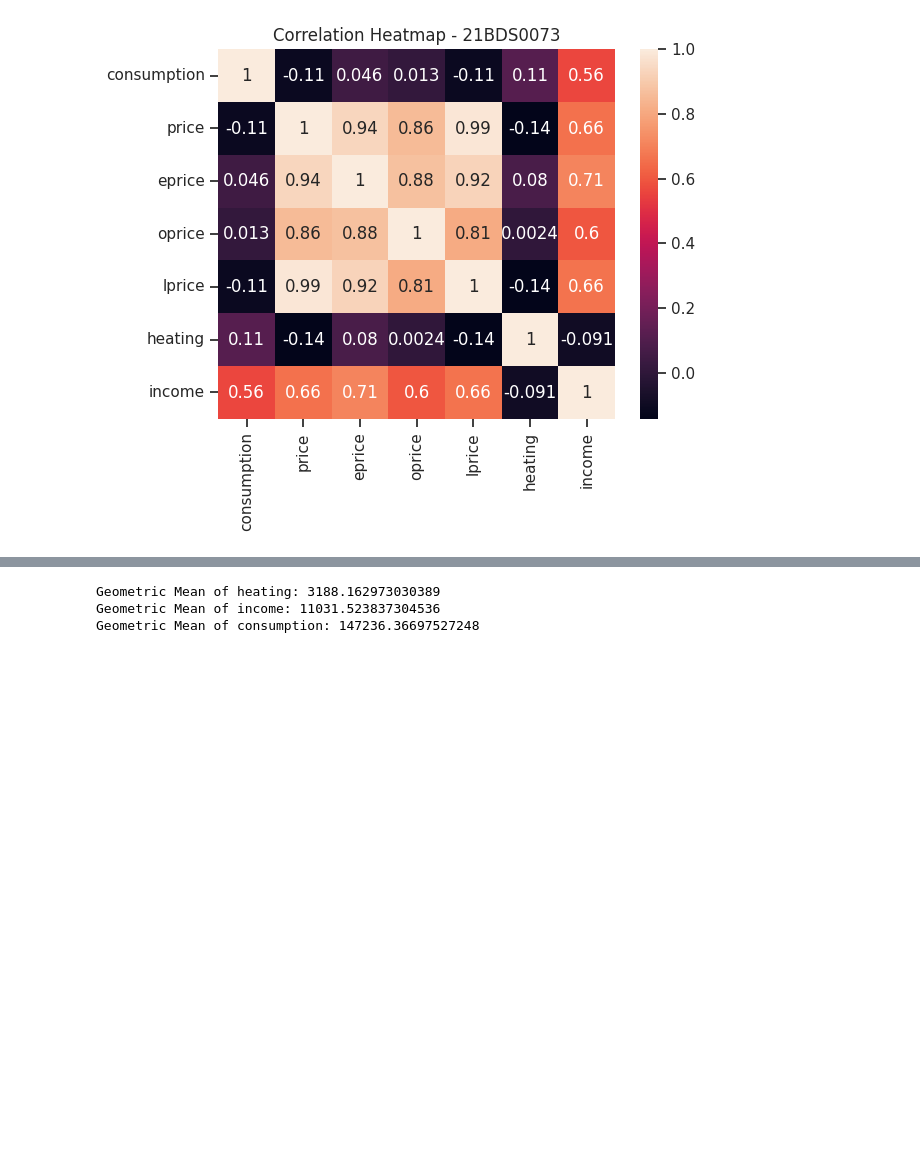
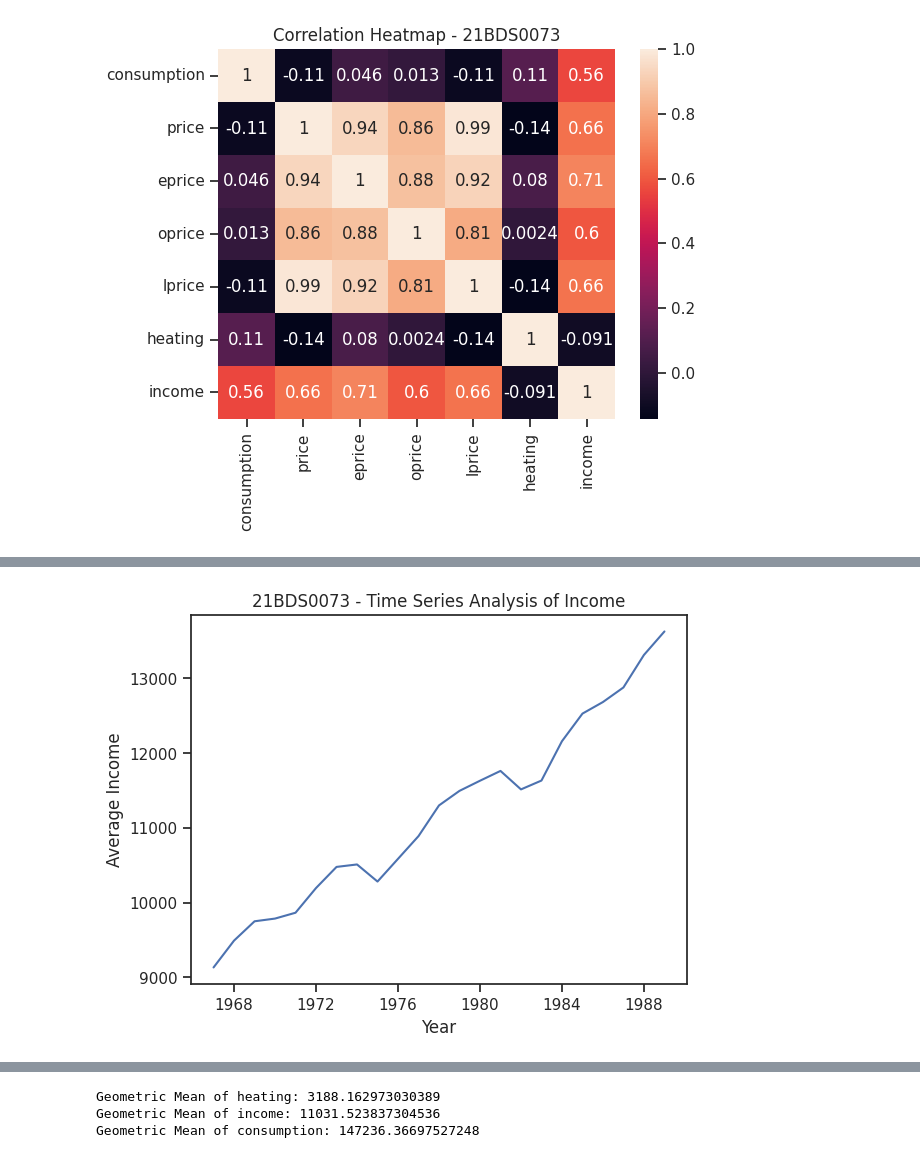
Before and after one commit to Vishnu290504/EDA, a Jupyter notebook: 21bds0073_da1.ipynb, the cells around one changed output, grey strips where cells are left out. Saved outputs shown, nothing was run; the diff lists cells and outputs as text; code cells hidden in the pictures; blank space fills up the shorter version.

```diff
--- a/21bds0073_da1.ipynb
+++ b/21bds0073_da1.ipynb
@@ -348,0 +371,9 @@ plt.show()
+# %%
+yearly_income = df.groupby('year')['income'].mean()
+plt.plot(yearly_income.index, yearly_income.values)
+plt.xlabel('Year')
+plt.ylabel('Average Income')
+plt.title('21BDS0073 - Time Series Analysis of Income')
+plt.show()
+# %% [output]
+[figure, added]
```
Also changed, not shown: parts of 7 cells of this notebook.
